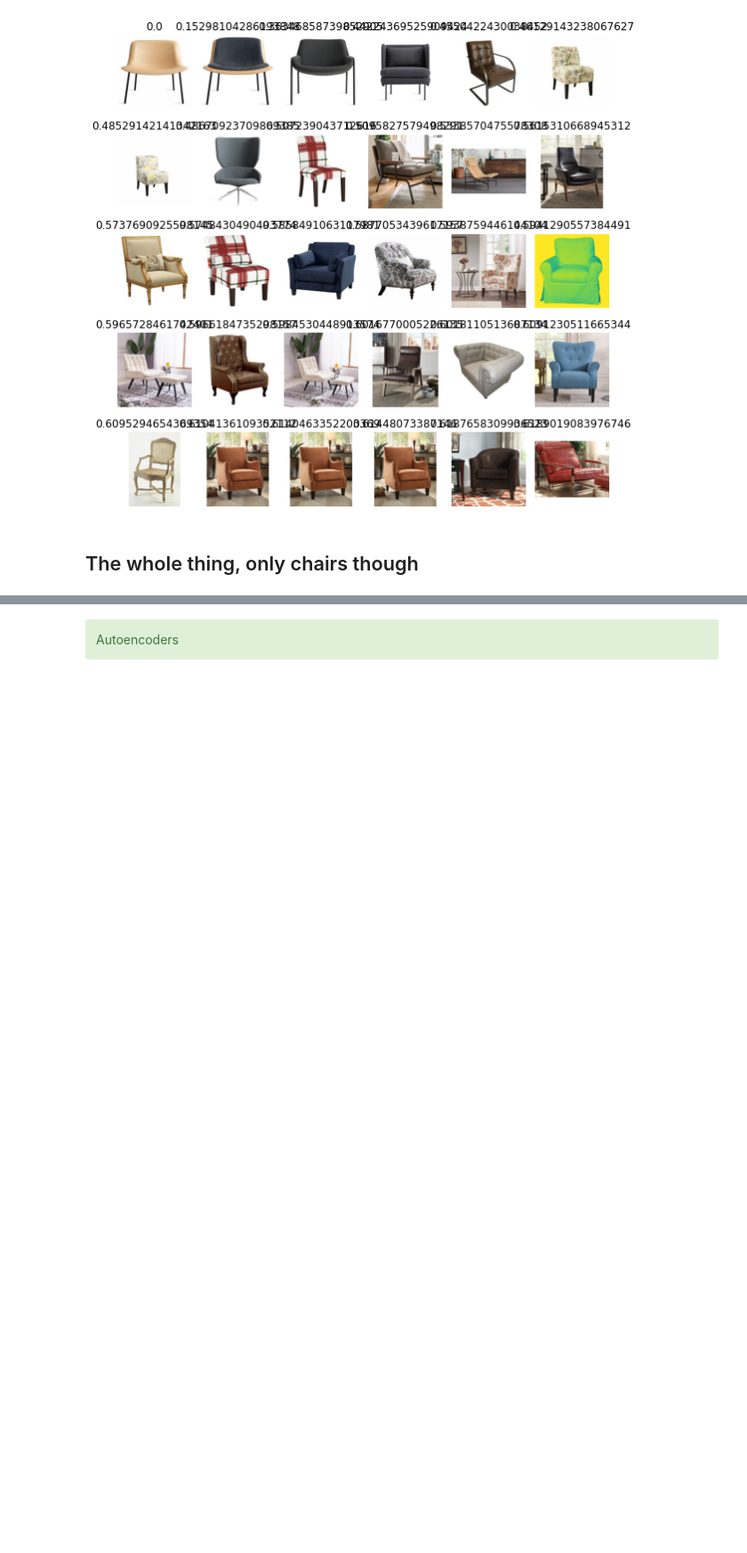
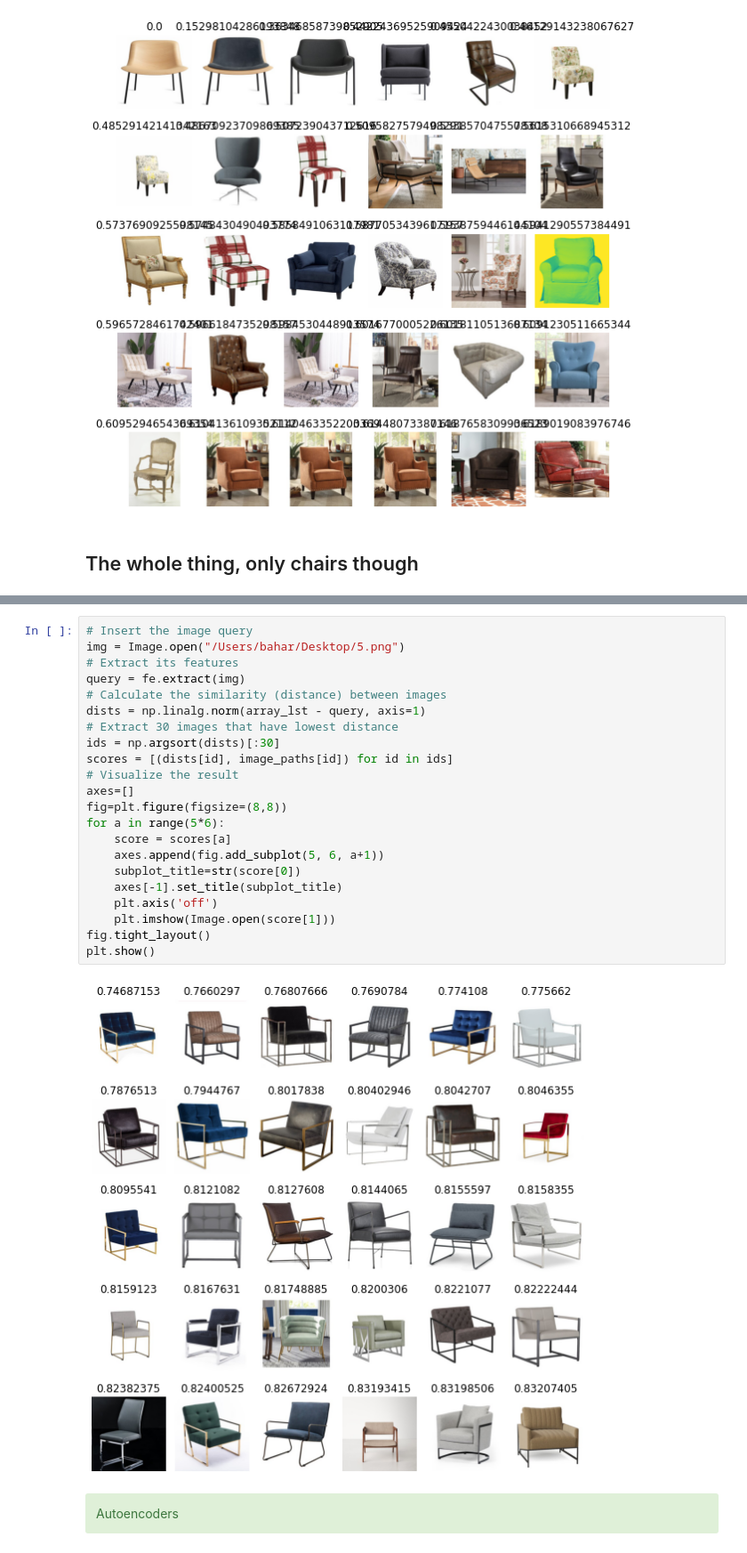
Before and after one commit to baharbiazar/image_search_engine, a Jupyter notebook: search_engine.ipynb, the cells around one changed output, grey strips where cells are left out. Shown at 89% size. Cells and saved outputs as stored; diff of their text form; blank space fills up the shorter version.

```diff
--- a/search_engine.ipynb
+++ b/search_engine.ipynb
@@ -236,3 +302,27 @@ plt.show()
+# %%
+# Insert the image query
+img = Image.open("/Users/bahar/Desktop/5.png")
+# Extract its features
+query = fe.extract(img)
+# Calculate the similarity (distance) between images
+dists = np.linalg.norm(array_lst - query, axis=1)
+# Extract 30 images that have lowest distance
+ids = np.argsort(dists)[:30]
+scores = [(dists[id], image_paths[id]) for id in ids]
+# Visualize the result
+axes=[]
+fig=plt.figure(figsize=(8,8))
+for a in range(5*6):
+    score = scores[a]
+    axes.append(fig.add_subplot(5, 6, a+1))
+    subplot_title=str(score[0])
+    axes[-1].set_title(subplot_title)
+    plt.axis('off')
+    plt.imshow(Image.open(score[1]))
+fig.tight_layout()
+plt.show()
+# %% [output]
+[figure, added]
 # %% [markdown]
 <div class="alert-success">
 Autoencoders
```
Also changed, not shown: parts of 8 cells of this notebook.
